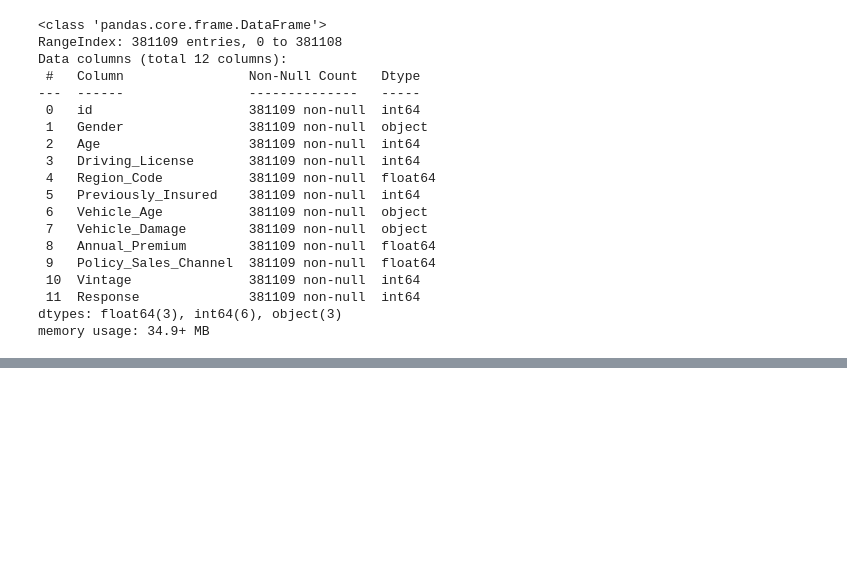
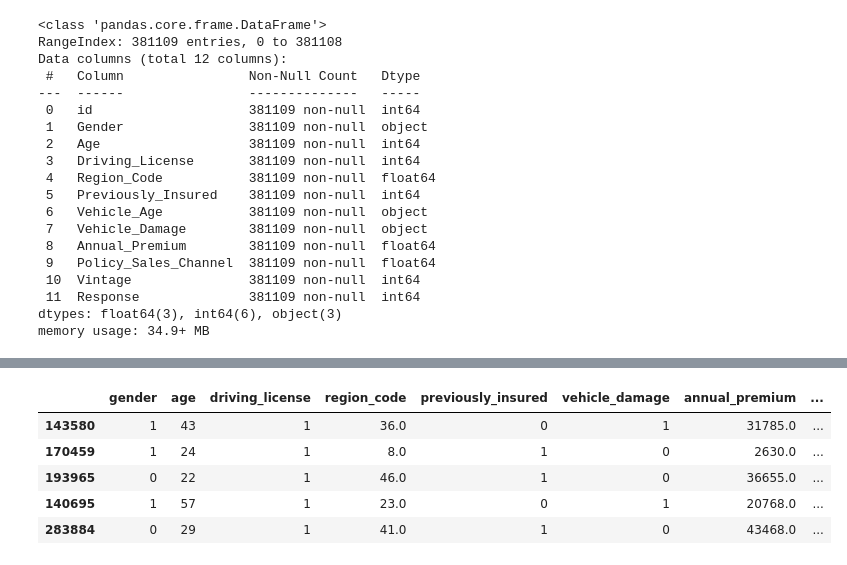
Before and after one commit to Bans1519/YT-MLops-proj1, a Jupyter notebook: notebook/exp-notebook.ipynb, the cells around one changed output, grey strips where cells are left out. Drawn from its saved outputs; the diff is of its cells as text; code cells hidden in the pictures; blank space fills up the shorter version.

```diff
--- a/notebook/exp-notebook.ipynb
+++ b/notebook/exp-notebook.ipynb
@@ -473,0 +332,13 @@ weighted avg       0.77      0.88      0.82     95278
+# %%
+df.drop(['id'], axis=1, inplace=True)
+# %%
+df = pd.get_dummies(df, columns=['vehicle_age'], drop_first=False)
+# %%
+df.sample(5)
+# %% [output]
+|  | gender | age | driving_license | region_code | previously_insured | vehicle_damage | annual_premium | ... |
+| 143580 | 1 | 43 | 1 | 36.0 | 0 | 1 | 31785.0 | ... |
+| 170459 | 1 | 24 | 1 | 8.0 | 1 | 0 | 2630.0 | ... |
+| 193965 | 0 | 22 | 1 | 46.0 | 1 | 0 | 36655.0 | ... |
+| 140695 | 1 | 57 | 1 | 23.0 | 0 | 1 | 20768.0 | ... |
+| 283884 | 0 | 29 | 1 | 41.0 | 1 | 0 | 43468.0 | ... |
```
Also changed, not shown: parts of 35 cells of this notebook, 2 other files.
